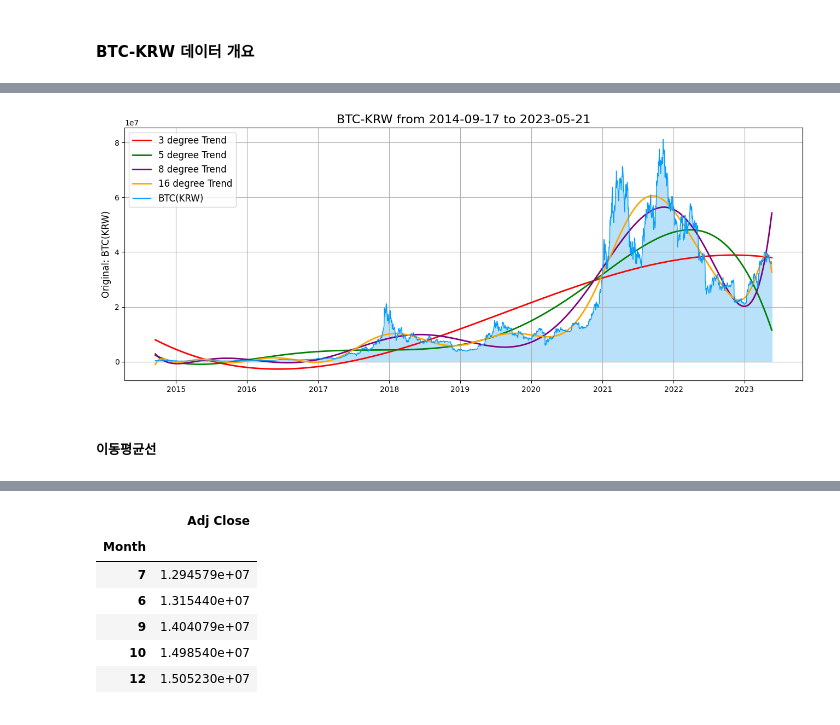
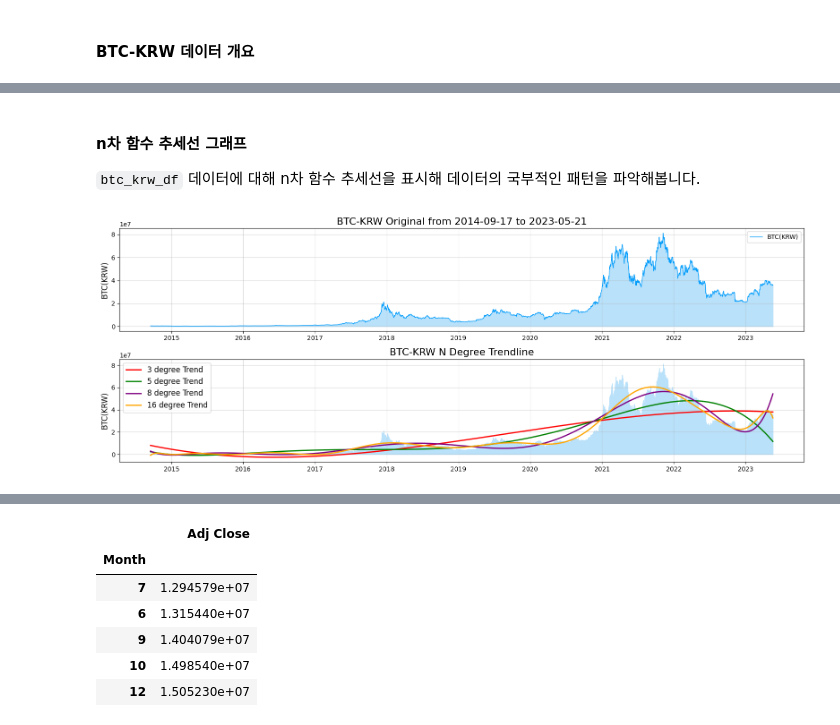
Before and after one commit to young1ll/time-series-da, a Jupyter notebook: upbitAnalyzer_data_analysis_report.ipynb, the cells around one changed output, grey strips where cells are left out. Cells and saved outputs as stored; diff of their text form; code cells hidden in the pictures.

```diff
--- a/upbitAnalyzer_data_analysis_report.ipynb
+++ b/upbitAnalyzer_data_analysis_report.ipynb
@@ -433,3 +519,7 @@ plt.show()
+# %% [markdown]
+#### n차 함수 추세선 그래프
+
+`btc_krw_df` 데이터에 대해 n차 함수 추세선을 표시해 데이터의 국부적인 패턴을 파악해봅니다.
 # %%
 import pandas as pd
 import numpy as np
@@ -439,49 +529,56 @@ import matplotlib.dates as mdates
 pd.plotting.register_matplotlib_converters()
 years = mdates.YearLocator()
 
-fig, ax1 = plt.subplots(figsize=(16, 6))
+fig, (ax1, ax2) = plt.subplots(2, 1, figsize=(16, 6))
 ax1.xaxis.set_major_locator(years)
+ax2.xaxis.set_major_locator(years)
 
 x = btc_krw_df.index
 y = btc_krw_df['Adj Close']
+ax1.legend(['BTC-KRW'], fontsize=12)
+ax1.set_title('BTC-KRW Original from 2014-09-17 to 2023-05-21', fontsize=16)
+ax1.plot(y, color='#039dfc', label='BTC(KRW)', linewidth=1.0)
 ax1.fill_between(x, 0, y, color='#b9e1fa')
-ax1.legend(['BTC-KRW'], fontsize=12)
-plt.title('BTC-KRW from 2014-09-17 to 2023-05-21', fontsize=16)
+ax1.set_ylabel('BTC(KRW)', fontsize=12)
+ax1.legend()
+ax1.grid(True, alpha=0.5)
+
+ax2.set_title('BTC-KRW N Degree Trendline', fontsize=16)
+ax2.set_ylabel('BTC(KRW)', fontsize=12)
+ax2.fill_between(x, 0, y, color='#b9e1fa')
 
 # 3차 함수 적합
 poly_degree = 3
 poly_coeff = np.polyfit(np.arange(len(y)), y, poly_degree)
 poly_func = np.poly1d(poly_coeff)
 poly_y = poly_func(np.arange(len(y)))
-ax1.plot(x, poly_y, color='red', label='3 degree Trend', linewidth=2.0)
+ax2.plot(x, poly_y, color='red', label='3 degree Trend', linewidth=2.0)
 
 # 5차 함수 적합
 poly_degree = 5
 poly_coeff = np.polyfit(np.arange(len(y)), y, poly_degree)
 poly_func = np.poly1d(poly_coeff)
 poly_y = poly_func(np.arange(len(y)))
-ax1.plot(x, poly_y, color='green', label='5 degree Trend', linewidth=2.0)
+ax2.plot(x, poly_y, color='green', label='5 degree Trend', linewidth=2.0)
 
 # 8차 함수 적합
 poly_degree = 8
 poly_coeff = np.polyfit(np.arange(len(y)), y, poly_degree)
 poly_func = np.poly1d(poly_coeff)
 poly_y = poly_func(np.arange(len(y)))
-ax1.plot(x, poly_y, color='purple', label='8 degree Trend', linewidth=2.0)
+ax2.plot(x, poly_y, color='purple', label='8 degree Trend', linewidth=2.0)
 
 # 16차 함수 적합
 poly_degree = 16
 poly_coeff = np.polyfit(np.arange(len(y)), y, poly_degree)
 poly_func = np.poly1d(poly_coeff)
 poly_y = poly_func(np.arange(len(y)))
-ax1.plot(x, poly_y, color='orange', label='16 degree Trend', linewidth=2.0)
+ax2.plot(x, poly_y, color='orange', label='16 degree Trend', linewidth=2.0)
 
-plt.plot(y, color='#039dfc', label='BTC(KRW)', linewidth=1.0)
-plt.ylabel('BTC(KRW)', fontsize=12)
-plt.grid(True)
-plt.legend(fontsize=12)
+ax2.legend(fontsize=12)
+ax2.grid(True, alpha=0.5)
+
+plt.tight_layout()
 plt.show()
 # %% [output]
-[figure, old version]
+[figure, new version]
-# %% [markdown]
-##### 이동평균선
```
Also changed, not shown: parts of 67 cells of this notebook.
